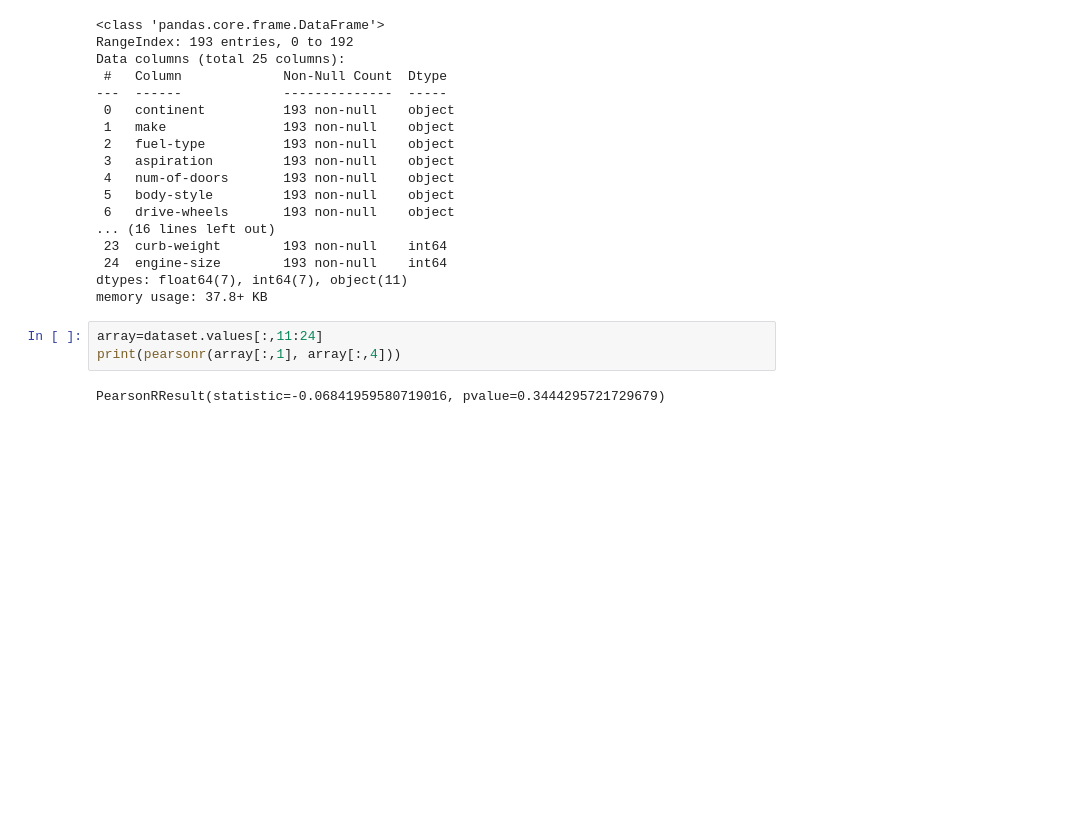
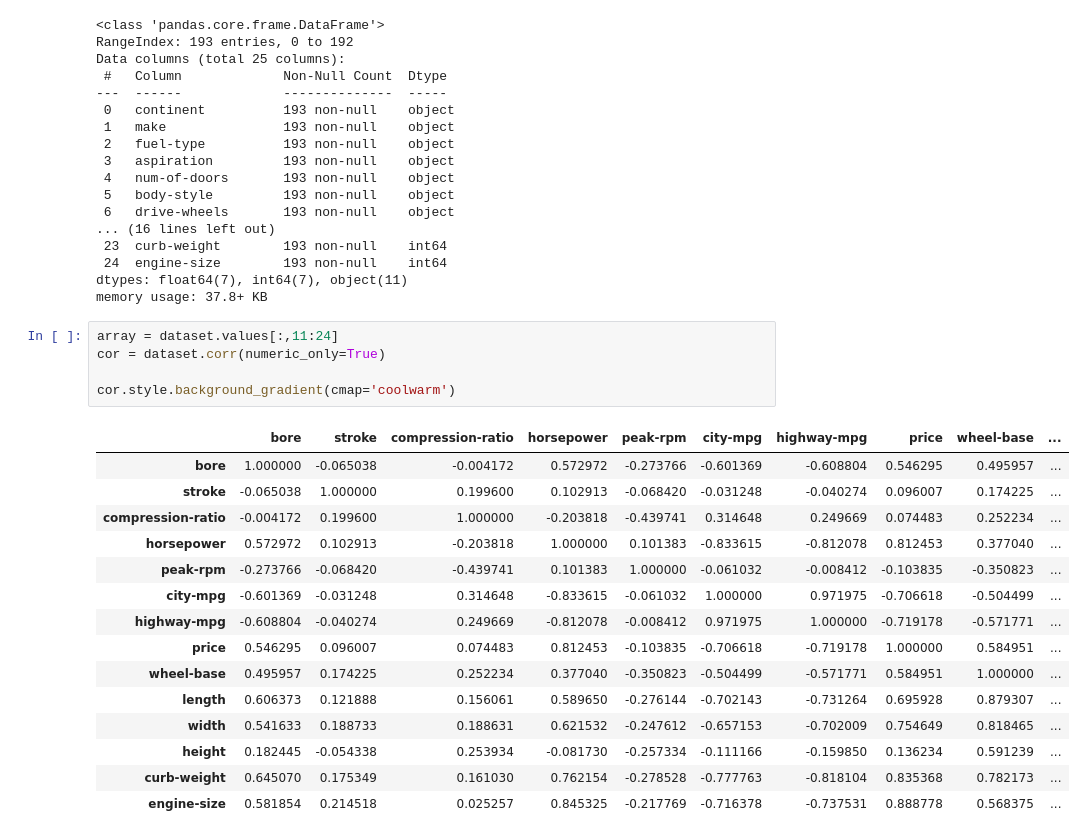
Before and after one commit to YoussefSA2/Projet_Data, a Jupyter notebook: Projet.ipynb, the cells around one changed output. Cells and saved outputs as stored; diff of their text form; blank space fills up the shorter version.

```diff
--- a/Projet.ipynb
+++ b/Projet.ipynb
@@ -66,8 +68,24 @@ Data columns (total 25 columns):
  24  engine-size        193 non-null    int64
 dtypes: float64(7), int64(7), object(11)
 memory usage: 37.8+ KB
-# %%
-array=dataset.values[:,11:24]
-print(pearsonr(array[:,1], array[:,4]))
-# %% [output]
-PearsonRResult(statistic=-0.06841959580719016, pvalue=0.3444295721729679)
+# %%
+array = dataset.values[:,11:24]
+cor = dataset.corr(numeric_only=True)
+
+cor.style.background_gradient(cmap='coolwarm')
+# %% [output]
+|  | bore | stroke | compression-ratio | horsepower | peak-rpm | city-mpg | highway-mpg | price | wheel-base | ... |
+| bore | 1.000000 | -0.065038 | -0.004172 | 0.572972 | -0.273766 | -0.601369 | -0.608804 | 0.546295 | 0.495957 | ... |
+| stroke | -0.065038 | 1.000000 | 0.199600 | 0.102913 | -0.068420 | -0.031248 | -0.040274 | 0.096007 | 0.174225 | ... |
+| compression-ratio | -0.004172 | 0.199600 | 1.000000 | -0.203818 | -0.439741 | 0.314648 | 0.249669 | 0.074483 | 0.252234 | ... |
+| horsepower | 0.572972 | 0.102913 | -0.203818 | 1.000000 | 0.101383 | -0.833615 | -0.812078 | 0.812453 | 0.377040 | ... |
+| peak-rpm | -0.273766 | -0.068420 | -0.439741 | 0.101383 | 1.000000 | -0.061032 | -0.008412 | -0.103835 | -0.350823 | ... |
+| city-mpg | -0.601369 | -0.031248 | 0.314648 | -0.833615 | -0.061032 | 1.000000 | 0.971975 | -0.706618 | -0.504499 | ... |
+| highway-mpg | -0.608804 | -0.040274 | 0.249669 | -0.812078 | -0.008412 | 0.971975 | 1.000000 | -0.719178 | -0.571771 | ... |
+| price | 0.546295 | 0.096007 | 0.074483 | 0.812453 | -0.103835 | -0.706618 | -0.719178 | 1.000000 | 0.584951 | ... |
+| wheel-base | 0.495957 | 0.174225 | 0.252234 | 0.377040 | -0.350823 | -0.504499 | -0.571771 | 0.584951 | 1.000000 | ... |
+| length | 0.606373 | 0.121888 | 0.156061 | 0.589650 | -0.276144 | -0.702143 | -0.731264 | 0.695928 | 0.879307 | ... |
+| width | 0.541633 | 0.188733 | 0.188631 | 0.621532 | -0.247612 | -0.657153 | -0.702009 | 0.754649 | 0.818465 | ... |
+| height | 0.182445 | -0.054338 | 0.253934 | -0.081730 | -0.257334 | -0.111166 | -0.159850 | 0.136234 | 0.591239 | ... |
+| curb-weight | 0.645070 | 0.175349 | 0.161030 | 0.762154 | -0.278528 | -0.777763 | -0.818104 | 0.835368 | 0.782173 | ... |
+| engine-size | 0.581854 | 0.214518 | 0.025257 | 0.845325 | -0.217769 | -0.716378 | -0.737531 | 0.888778 | 0.568375 | ... |
```
Also changed, not shown: parts of 14 cells of this notebook, 2 other files.
